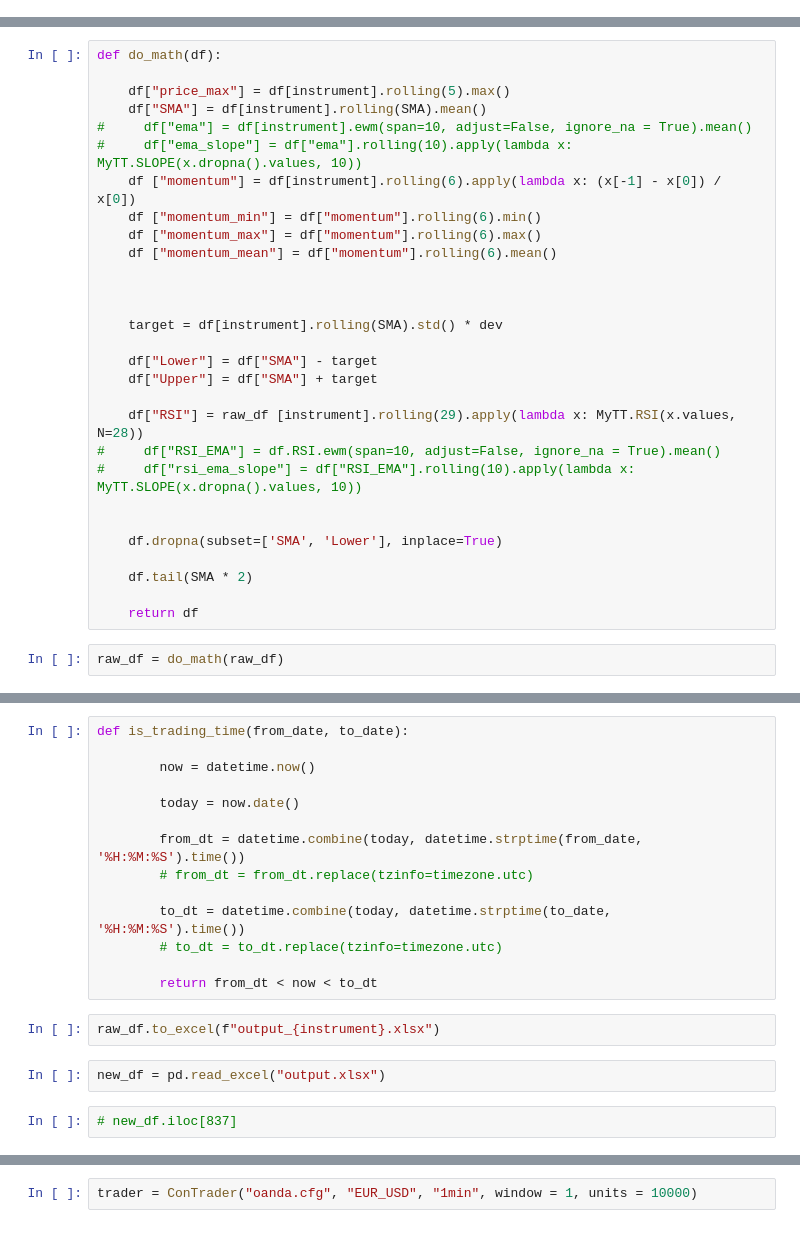
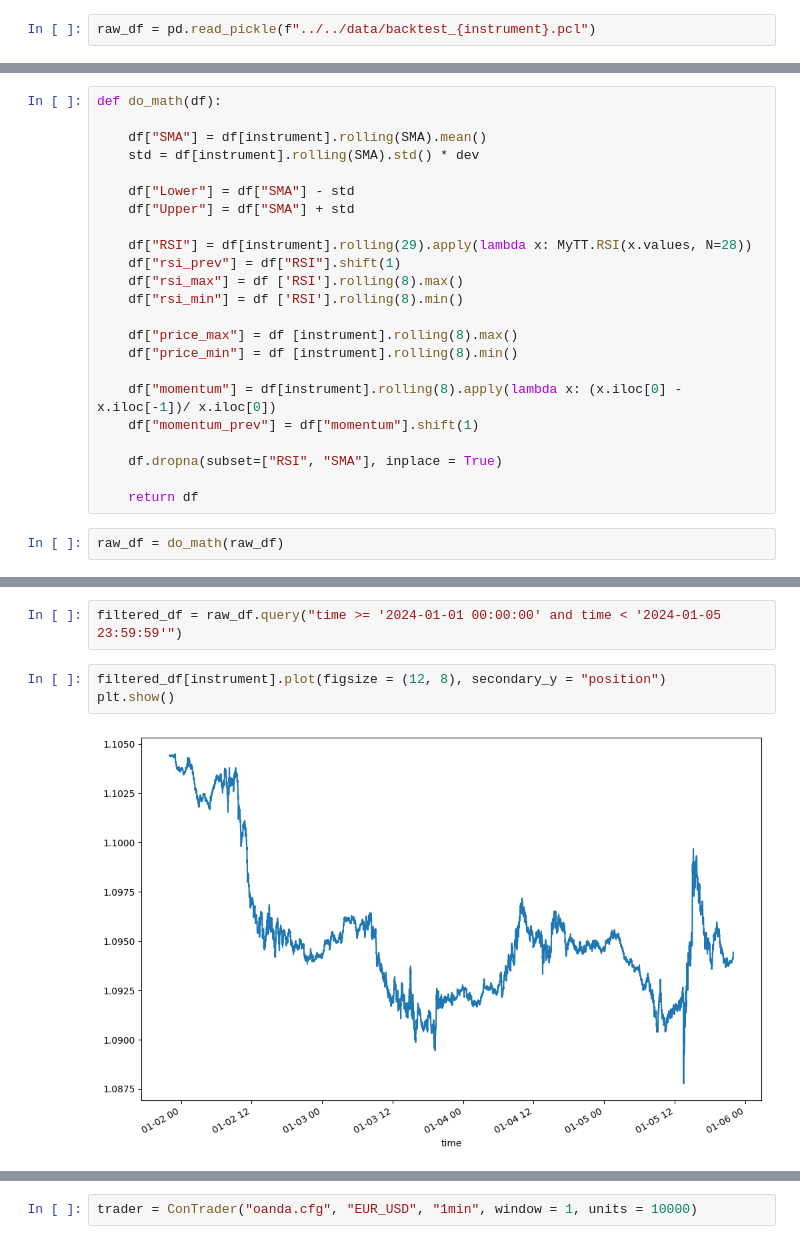
Before and after one commit to dshilman/algo-trading, a Jupyter notebook: code/explore/03 - Strateg.ipynb, the cells around one changed output, grey strips where cells are left out. Drawn from its saved outputs; the diff is of its cells as text.

```diff
--- a/code/explore/03 - Strateg.ipynb
+++ b/code/explore/03 - Strateg.ipynb
@@ -41,2 +39,4 @@ Getting candles for EUR_USD, from 2024-01-31 03:02:44 to 2024-02-02 03:02:44
+# %%
+raw_df = pd.read_pickle(f"../../data/backtest_{instrument}.pcl")
 # %%
 raw_df
@@ -58,30 +43,24 @@ raw_df
 # %%
 def do_math(df):
 
-    df["price_max"] = df[instrument].rolling(5).max()
     df["SMA"] = df[instrument].rolling(SMA).mean()
-#     df["ema"] = df[instrument].ewm(span=10, adjust=False, ignore_na = True).mean()
-#     df["ema_slope"] = df["ema"].rolling(10).apply(lambda x: MyTT.SLOPE(x.dropna().values, 10))
-    df ["momentum"] = df[instrument].rolling(6).apply(lambda x: (x[-1] - x[0]) / x[0])
-    df ["momentum_min"] = df["momentum"].rolling(6).min()
-    df ["momentum_max"] = df["momentum"].rolling(6).max()
-    df ["momentum_mean"] = df["momentum"].rolling(6).mean()
+    std = df[instrument].rolling(SMA).std() * dev
 
+    df["Lower"] = df["SMA"] - std
+    df["Upper"] = df["SMA"] + std
 
+    df["RSI"] = df[instrument].rolling(29).apply(lambda x: MyTT.RSI(x.values, N=28))
+    df["rsi_prev"] = df["RSI"].shift(1)
+    df["rsi_max"] = df ['RSI'].rolling(8).max()
+    df["rsi_min"] = df ['RSI'].rolling(8).min()
 
-    target = df[instrument].rolling(SMA).std() * dev
+    df["price_max"] = df [instrument].rolling(8).max()
+    df["price_min"] = df [instrument].rolling(8).min()
 
-    df["Lower"] = df["SMA"] - target
-    df["Upper"] = df["SMA"] + target
+    df["momentum"] = df[instrument].rolling(8).apply(lambda x: (x.iloc[0] - x.iloc[-1])/ x.iloc[0])
+    df["momentum_prev"] = df["momentum"].shift(1)
 
-    df["RSI"] = raw_df [instrument].rolling(29).apply(lambda x: MyTT.RSI(x.values, N=28))
-#     df["RSI_EMA"] = df.RSI.ewm(span=10, adjust=False, ignore_na = True).mean()
-#     df["rsi_ema_slope"] = df["RSI_EMA"].rolling(10).apply(lambda x: MyTT.SLOPE(x.dropna().values, 10))
-
-
-    df.dropna(subset=['SMA', 'Lower'], inplace=True)
-
-    df.tail(SMA * 2)
+    df.dropna(subset=["RSI", "SMA"], inplace = True)
 
     return df
 # %%
@@ -108,20 +91,7 @@ raw_df.tail(20)
-# %%
-def is_trading_time(from_date, to_date):
-
-        now = datetime.now()
-
-        today = now.date()
-
-        from_dt = datetime.combine(today, datetime.strptime(from_date, '%H:%M:%S').time())
-        # from_dt = from_dt.replace(tzinfo=timezone.utc)
-
-        to_dt = datetime.combine(today, datetime.strptime(to_date, '%H:%M:%S').time())
-        # to_dt = to_dt.replace(tzinfo=timezone.utc)
-
-        return from_dt < now < to_dt
-# %%
-raw_df.to_excel(f"output_{instrument}.xlsx")
-# %%
-new_df = pd.read_excel("output.xlsx")
+# %%
+filtered_df = raw_df.query("time >= '2024-01-01 00:00:00' and time < '2024-01-05 23:59:59'")
 # %%
-# new_df.iloc[837]
+filtered_df[instrument].plot(figsize = (12, 8), secondary_y = "position")
+plt.show()
+# %% [output]
+[figure, added]
```
Also changed, not shown: parts of 8 cells of this notebook, 2 other files.
